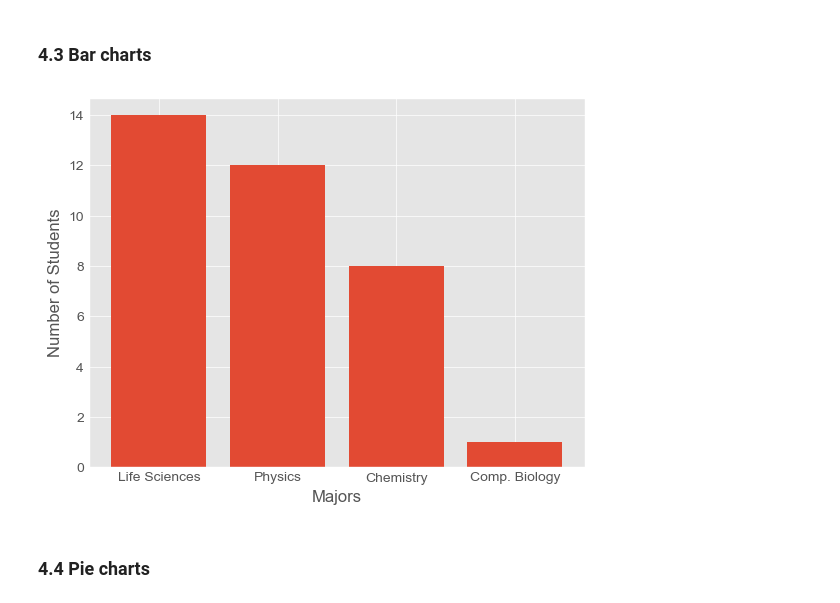
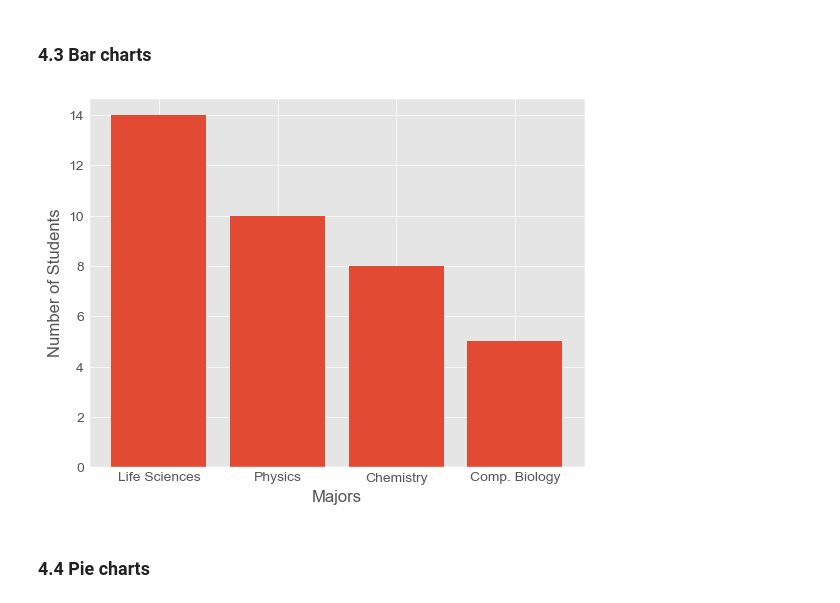
Before and after one commit to SPS-SP2273/learning-portfolio-sean-alnawaz, a Jupyter notebook: plotting/plotting_(good).ipynb, the cells around one changed output. Saved outputs shown, nothing was run; the diff lists cells and outputs as text; code cells hidden in the pictures.

```diff
--- a/plotting/plotting_(good).ipynb
+++ b/plotting/plotting_(good).ipynb
@@ -222,20 +233,20 @@ plt.show()
 ### 4.3 Bar charts
 # %%
 student_numbers = {'Life Sciences': 14,
-                   'Physics': 12,
+                   'Physics': 10,
                    'Chemistry': 8,
-                   'Comp. Biology': 1}
+                   'Comp. Biology': 5}
 majors = list(student_numbers.keys())
 numbers = list(student_numbers.values())
 
 plt.style.use('ggplot')
 plt.bar(majors,numbers)
 plt.xlabel('Majors')
 plt.ylabel('Number of Students')
 
 plt.show()
 # %% [output]
-[figure, old version]
+[figure, new version]
 # %% [markdown]
 ### 4.4 Pie charts
 # %%
```
Also changed, not shown: parts of 2 cells of this notebook, 2 other files.
